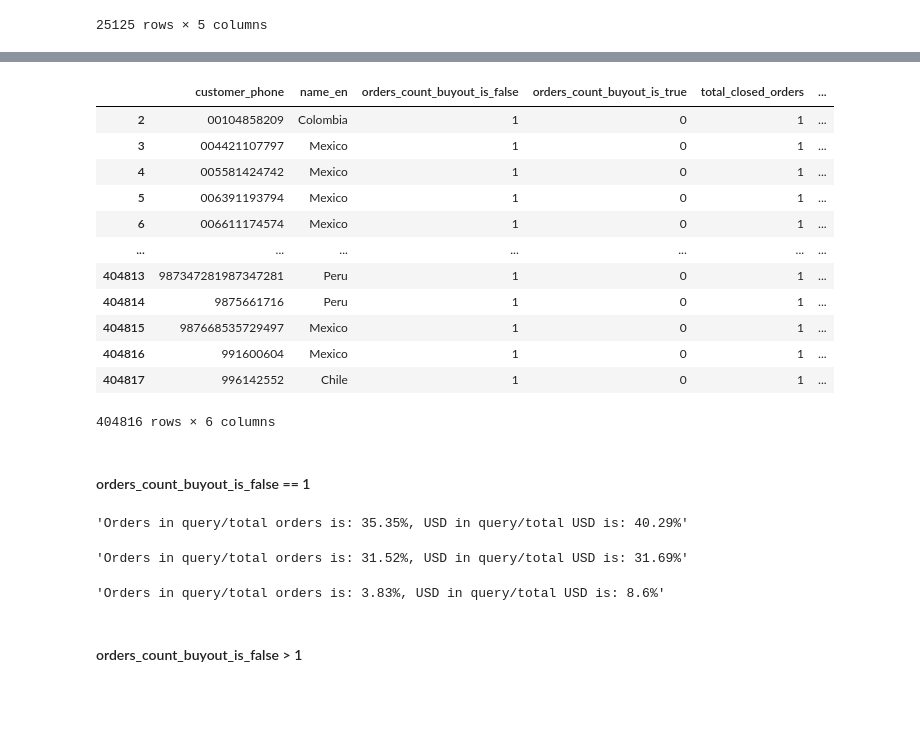
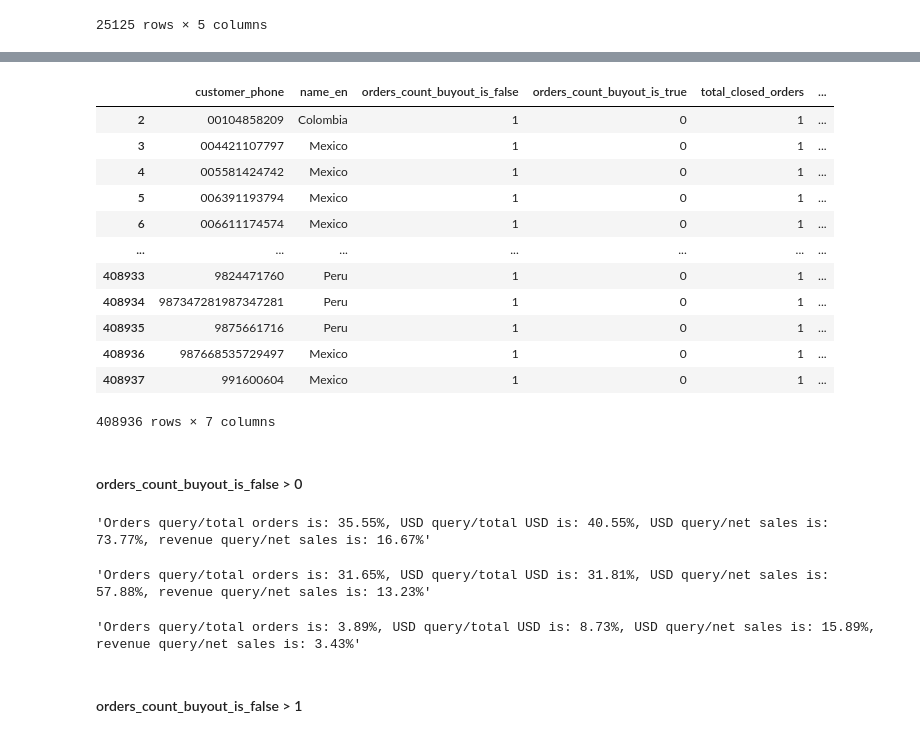
Before and after one commit to Hurric3224/approved_and_not_buyout, a Jupyter notebook: approved_and_not_buyout.ipynb, the cells around one changed output, grey strips where cells are left out. Drawn from its saved outputs; the diff is of its cells as text; code cells hidden in the pictures; blank space fills up the shorter version.

```diff
--- a/approved_and_not_buyout.ipynb
+++ b/approved_and_not_buyout.ipynb
@@ -72,40 +90,46 @@ group_by_phone_df['orders_count_buyout_is_false'].sum(), group_by_phone_df['orde
 # %%
-lastta = lastta.loc[2:404817]
+lastta = lastta.loc[2:408937]
 lastta
 # %% [output]
 |  | customer_phone | name_en | orders_count_buyout_is_false | orders_count_buyout_is_true | total_closed_orders | ... |
 | 2 | 00104858209 | Colombia | 1 | 0 | 1 | ... |
 | 3 | 004421107797 | Mexico | 1 | 0 | 1 | ... |
 | 4 | 005581424742 | Mexico | 1 | 0 | 1 | ... |
 | 5 | 006391193794 | Mexico | 1 | 0 | 1 | ... |
 | 6 | 006611174574 | Mexico | 1 | 0 | 1 | ... |
 | ... | ... | ... | ... | ... | ... | ... |
-| 404813 | 987347281987347281 | Peru | 1 | 0 | 1 | ... |
-| 404814 | 9875661716 | Peru | 1 | 0 | 1 | ... |
-| 404815 | 987668535729497 | Mexico | 1 | 0 | 1 | ... |
-| 404816 | 991600604 | Mexico | 1 | 0 | 1 | ... |
-| 404817 | 996142552 | Chile | 1 | 0 | 1 | ... |
+| 408933 | 9824471760 | Peru | 1 | 0 | 1 | ... |
+| 408934 | 987347281987347281 | Peru | 1 | 0 | 1 | ... |
+| 408935 | 9875661716 | Peru | 1 | 0 | 1 | ... |
+| 408936 | 987668535729497 | Mexico | 1 | 0 | 1 | ... |
+| 408937 | 991600604 | Mexico | 1 | 0 | 1 | ... |
-404816 rows × 6 columns
+408936 rows × 7 columns
 # %% [markdown]
-#### orders_count_buyout_is_false == 1
+#### orders_count_buyout_is_false > 0
 # %%
 # % заказов, которые аппрувились, но не выкупались хотя бы 1 раз
 message.format(order=round(lastta['orders_count_buyout_is_false'].sum()/total.iloc[0, 0]*100, 2),
-               usd=round(lastta['USD_total_closed_orders'].sum()/total.iloc[0, 1]*100, 2))
+               usd=round(lastta['USD_total_closed_orders'].sum()/total.iloc[0, 1]*100, 2),
+               inc=round(lastta['USD_total_closed_orders'].sum()/total.iloc[0, 2]*100, 2),
+               rev=round(lastta['revenue'].sum()/total.iloc[0, 2]*100, 2))
 # %% [output]
-'Orders in query/total orders is: 35.35%, USD in query/total USD is: 40.29%'
+'Orders query/total orders is: 35.55%, USD query/total USD is: 40.55%, USD query/net sales is: 73.77%, revenue query/net sales is: 16.67%'
 # %%
 # % заказов, которые аппрувились, но не выкупались хотя бы 1 раз, при этом других выкупов не было
 message.format(order=round(lastta[lastta['orders_count_buyout_is_true'] == 0]['orders_count_buyout_is_false'].sum()/total.iloc[0, 0]*100, 2),
-               usd=round(lastta[lastta['orders_count_buyout_is_true'] == 0]['USD_total_closed_orders'].sum()/total.iloc[0, 1]*100, 2))
+               usd=round(lastta[lastta['orders_count_buyout_is_true'] == 0]['USD_total_closed_orders'].sum()/total.iloc[0, 1]*100, 2),
+               inc=round(lastta[lastta['orders_count_buyout_is_true'] == 0]['USD_total_closed_orders'].sum()/total.iloc[0, 2]*100, 2),
+               rev=round(lastta[lastta['orders_count_buyout_is_true'] == 0]['revenue'].sum()/total.iloc[0, 2]*100, 2))
 # %% [output]
-'Orders in query/total orders is: 31.52%, USD in query/total USD is: 31.69%'
+'Orders query/total orders is: 31.65%, USD query/total USD is: 31.81%, USD query/net sales is: 57.88%, revenue query/net sales is: 13.23%'
 # %%
 # % заказов, которые аппрувились, но не выкупались хотя бы 1 раз, при этом были другие выкупы
 message.format(order=round(lastta[lastta['orders_count_buyout_is_true'] != 0]['orders_count_buyout_is_false'].sum()/total.iloc[0, 0]*100, 2),
-               usd=round(lastta[lastta['orders_count_buyout_is_true'] != 0]['USD_total_closed_orders'].sum()/total.iloc[0, 1]*100, 2))
+               usd=round(lastta[lastta['orders_count_buyout_is_true'] != 0]['USD_total_closed_orders'].sum()/total.iloc[0, 1]*100, 2),
+               inc=round(lastta[lastta['orders_count_buyout_is_true'] != 0]['USD_total_closed_orders'].sum()/total.iloc[0, 2]*100, 2),
+               rev=round(lastta[lastta['orders_count_buyout_is_true'] != 0]['revenue'].sum()/total.iloc[0, 2]*100, 2))
 # %% [output]
-'Orders in query/total orders is: 3.83%, USD in query/total USD is: 8.6%'
+'Orders query/total orders is: 3.89%, USD query/total USD is: 8.73%, USD query/net sales is: 15.89%, revenue query/net sales is: 3.43%'
 # %% [markdown]
 #### orders_count_buyout_is_false > 1
 # %%
```
Also changed, not shown: parts of 54 cells of this notebook, 1 other file.
